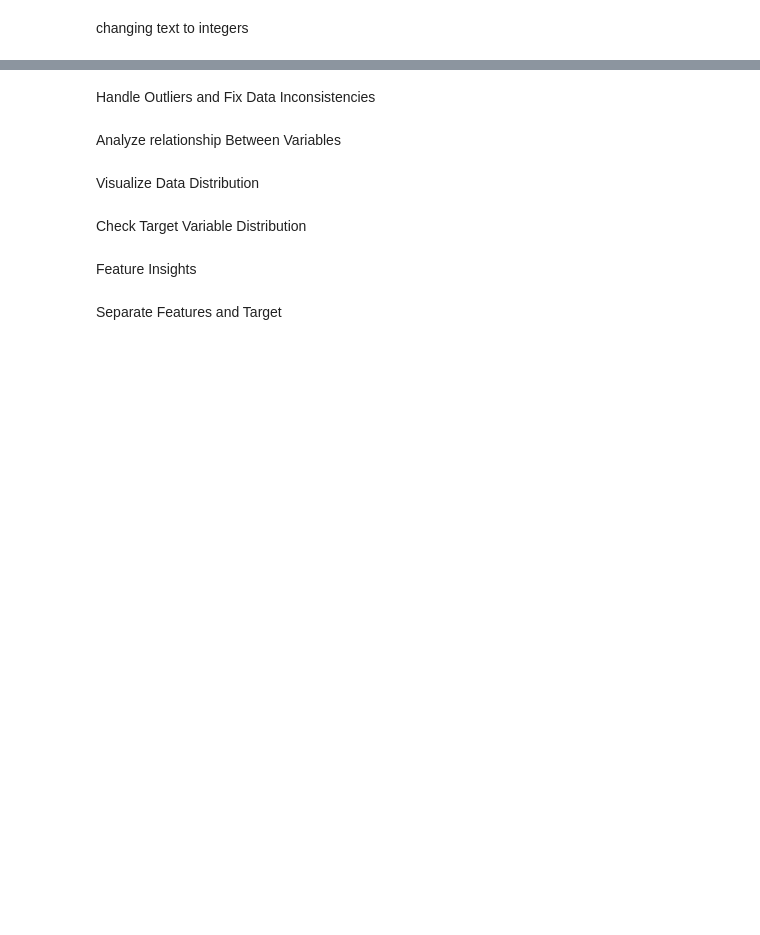
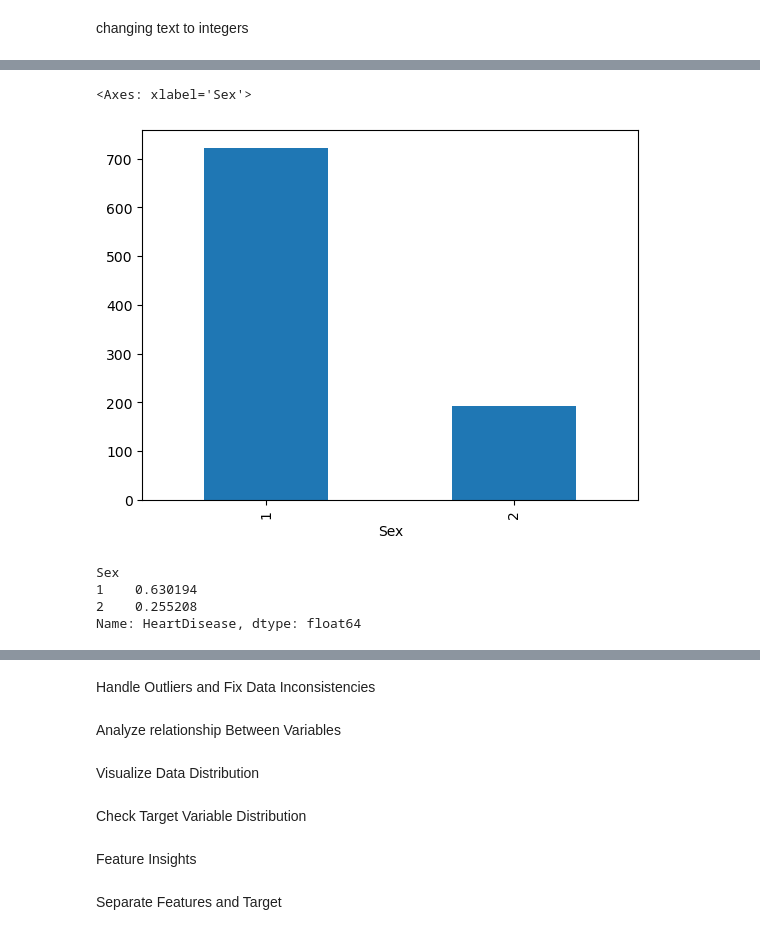
Before and after one commit to michael-099/Heart-Disease-Prediction-Using-Machine-Learning, a Jupyter notebook: main.ipynb, the cells around one changed output, grey strips where cells are left out. Saved outputs shown, nothing was run; the diff lists cells and outputs as text; code cells hidden in the pictures; blank space fills up the shorter version.

```diff
--- a/main.ipynb
+++ b/main.ipynb
@@ -84,0 +216,13 @@ data['ExerciseAngina']=data['ExerciseAngina'].replace(['Up', 'Flat', 'Down'],[1,
+# %%
+data['Sex'].value_counts().plot(kind='bar')
+# %% [output]
+<Axes: xlabel='Sex'>
+[figure, added]
+# %%
+# Mean of HeartDisease grouped by Sex
+data.groupby('Sex')["HeartDisease"].mean()
+# %% [output]
+Sex
+1    0.630194
+2    0.255208
+Name: HeartDisease, dtype: float64
```
Also changed, not shown: parts of 41 cells of this notebook.
